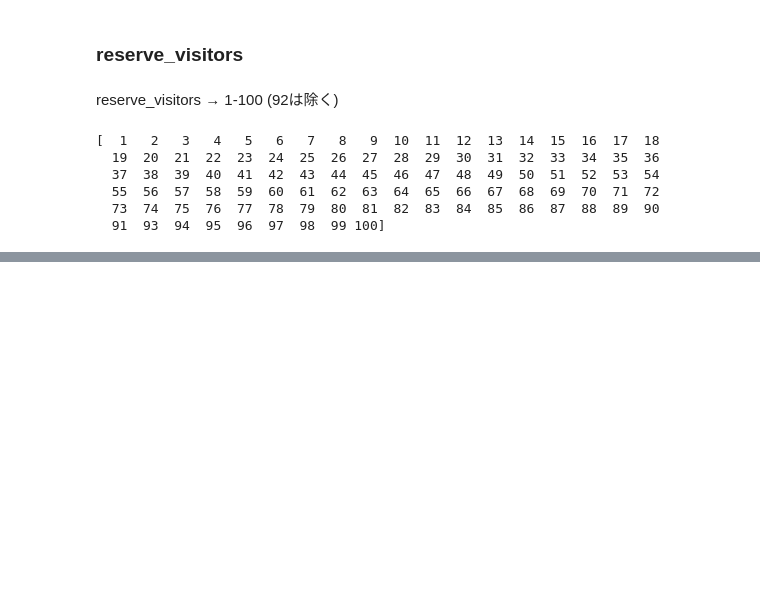
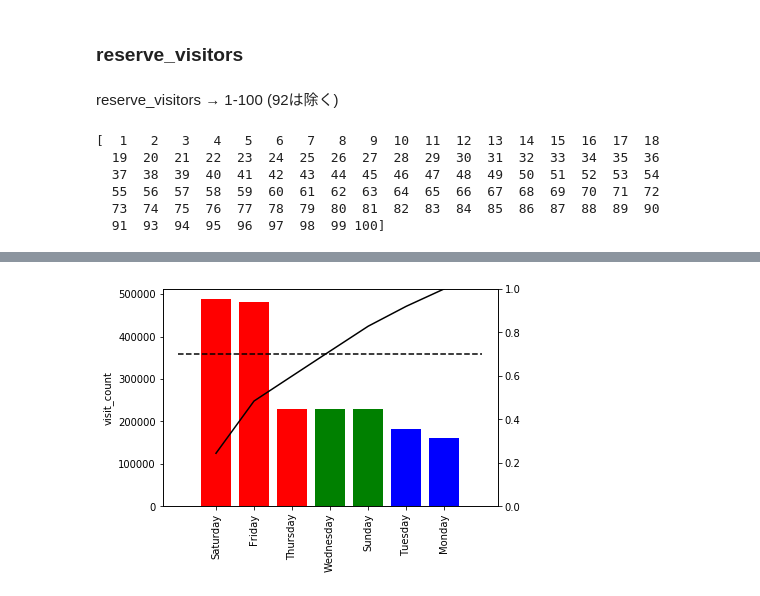
Before and after one commit to recruit-exercise/recruit_exercise, a Jupyter notebook: notebook/check_hpg_reserve.ipynb, the cells around one changed output, grey strips where cells are left out. Cells and saved outputs as stored; diff of their text form; code cells hidden in the pictures; blank space fills up the shorter version.

```diff
--- a/notebook/check_hpg_reserve.ipynb
+++ b/notebook/check_hpg_reserve.ipynb
@@ -198,0 +206,4 @@ palade.group_sum_plot(hpg_reserve,"diff_visit_reserve_days","reserve_visitors",x
+# %%
+palade.count_plot(hpg_reserve,"visit_weekday",x_numbers=20,rotation=90,ABC= True,hline_cum=0.7,ylabel_name="visit_count")
+# %% [output]
+[figure, added]
```
Also changed, not shown: parts of 35 cells of this notebook, 1 other file.
